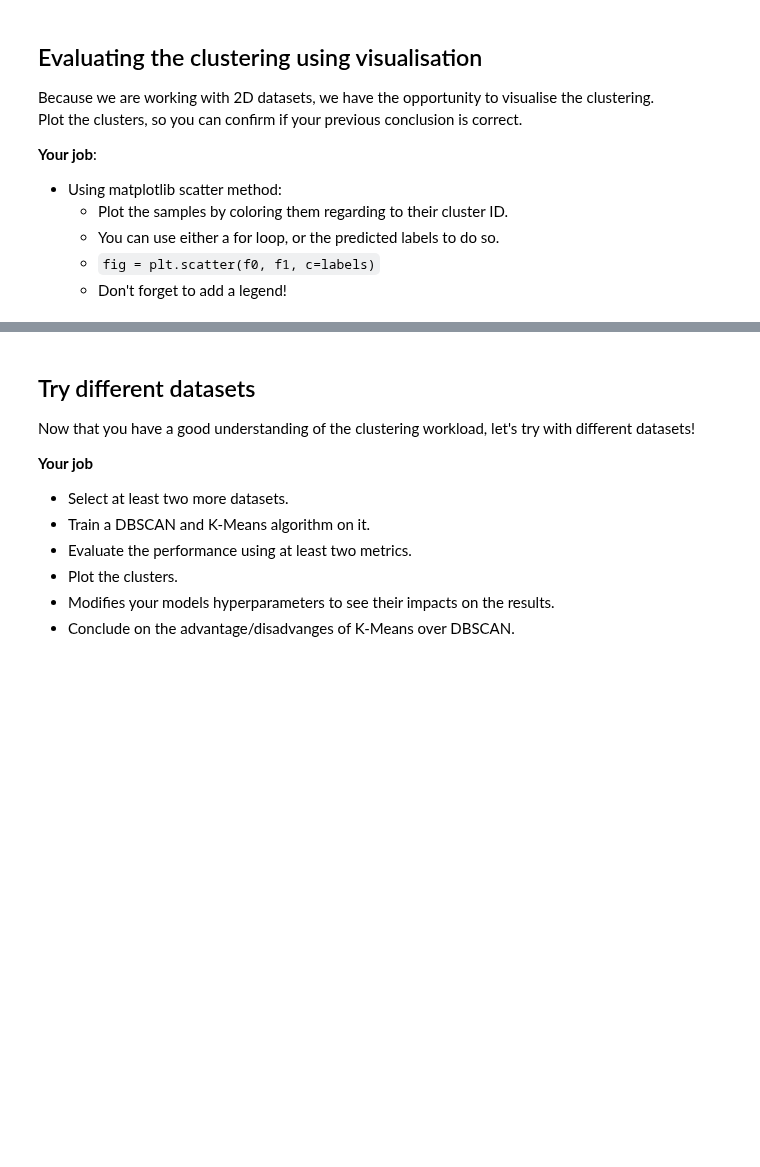
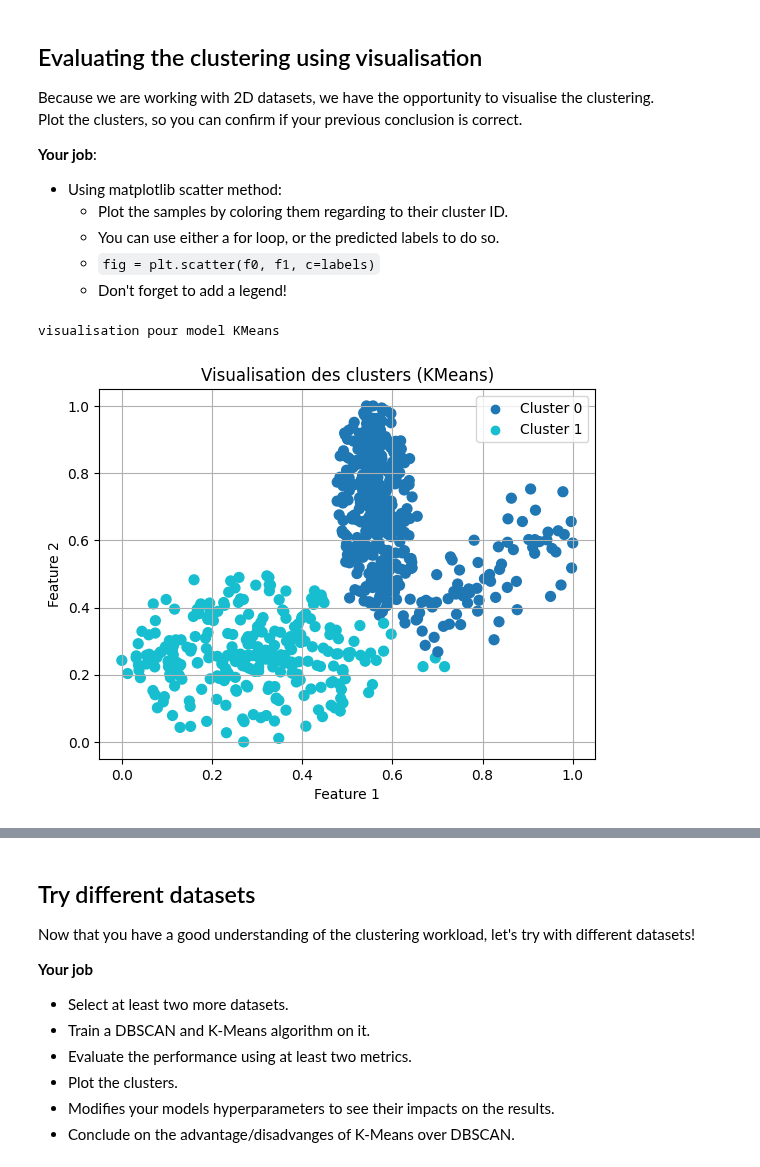
Before and after one commit to Xxxxr096/Project_maching_learning, a Jupyter notebook: part2_unsupervised_learning/1_clustering/clustering.ipynb, the cells around one changed output, grey strips where cells are left out. Drawn from its saved outputs; the diff is of its cells as text; code cells hidden in the pictures; blank space fills up the shorter version.

Commit message:
finalisation de la partie 2: clustering

```diff
--- a/part2_unsupervised_learning/1_clustering/clustering.ipynb
+++ b/part2_unsupervised_learning/1_clustering/clustering.ipynb
@@ -114,13 +149,13 @@ import pandas as pd
 # %% [markdown]
 ##### Model K-mean
 # %%
-def number_of_cluster():
+def number_of_cluster(data):
     score_sil = []
     plage_cluster =range(2,10)
     for n in plage_cluster:
         km = KMeans(n_clusters=n,random_state=0)
-        labels = km.fit_predict(normalized_data)
-        score_sil.append(silhouette_score(normalized_data,labels))
+        labels = km.fit_predict(data)
+        score_sil.append(silhouette_score(data,labels))
 
     optimal_k = plage_cluster[np.argmax(score_sil)]
     return optimal_k
@@ -127,5 +174,5 @@ def number_of_cluster():
 # %%
-n = number_of_cluster()
+n = number_of_cluster(normalized_data)
 k_mean = KMeans(n_clusters=n,random_state=0)
 k_mean.fit(normalized_data)
 
@@ -207,3 +264,9 @@ Plot the clusters, so you can confirm if your previous conclusion is correct.
     - Don't forget to add a legend!
 # %%
 import matplotlib.pyplot as plt
+
+# KMEANS cluster:
+visualise_cluster("KMeans",normalized_data,kmeans_labels)
+# %% [output]
+visualisation pour model KMeans
+[figure, added]
```
Also changed, not shown: parts of 16 cells of this notebook.
